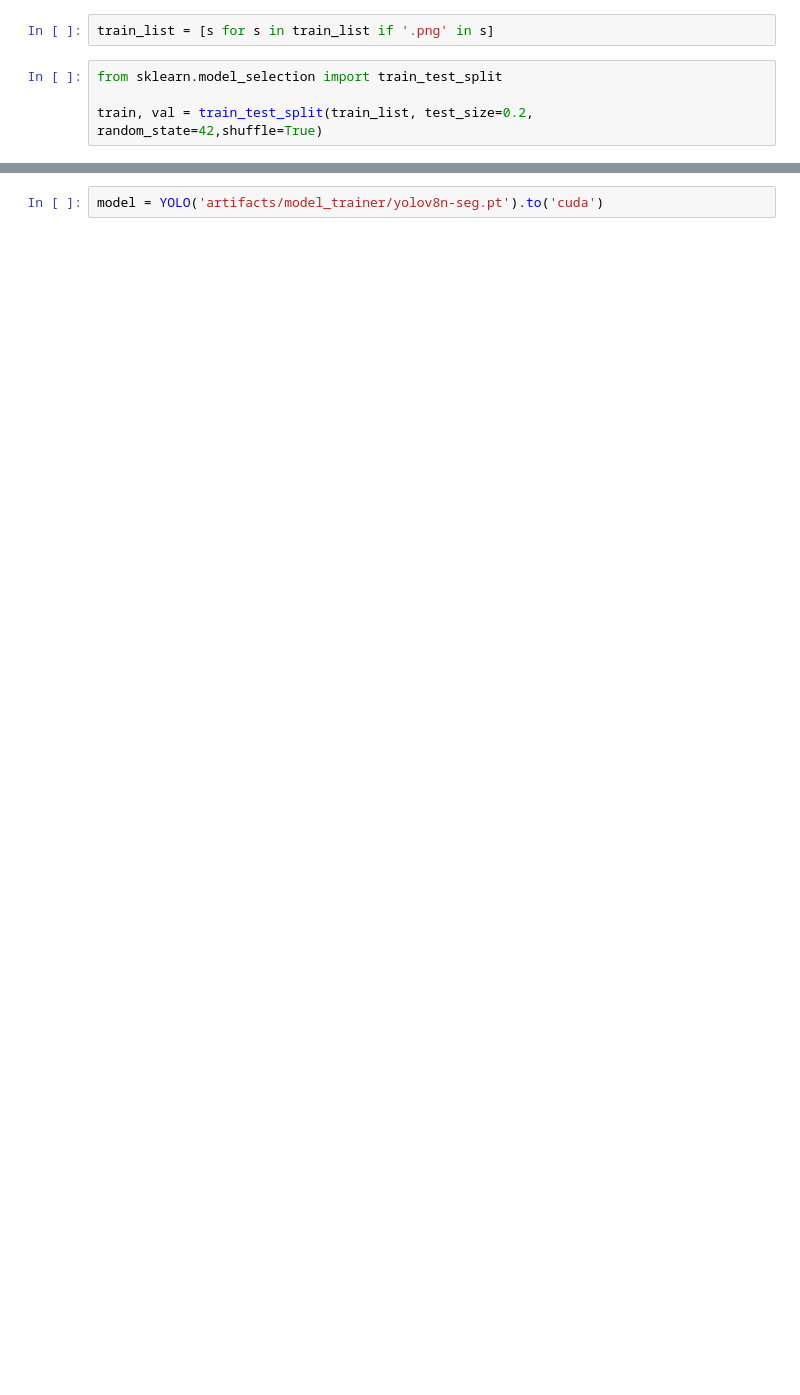
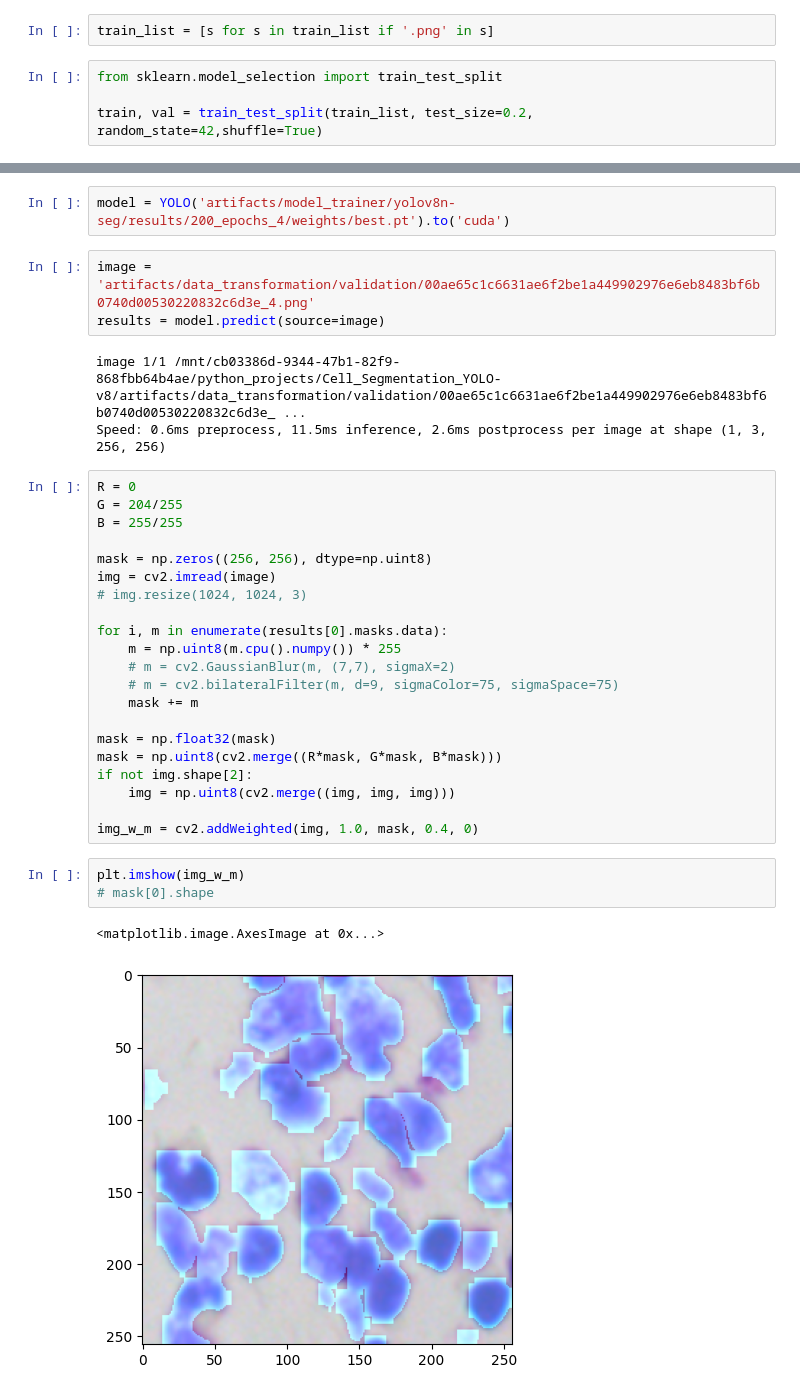
Before and after one commit to Pmilivojevic/Cell_Segmentation_YOLO-v8, a Jupyter notebook: research/trials.ipynb, the cells around one changed output, grey strips where cells are left out. Cells and saved outputs as stored; diff of their text form; blank space fills up the shorter version.

```diff
--- a/research/trials.ipynb
+++ b/research/trials.ipynb
@@ -94,2 +89,35 @@ from ultralytics import YOLO
 # %%
-model = YOLO('artifacts/model_trainer/yolov8n-seg.pt').to('cuda')
+model = YOLO('artifacts/model_trainer/yolov8n-seg/results/200_epochs_4/weights/best.pt').to('cuda')
+# %%
+image = 'artifacts/data_transformation/validation/00ae65c1c6631ae6f2be1a449902976e6eb8483bf6b0740d00530220832c6d3e_4.png'
+results = model.predict(source=image)
+# %% [output]
+image 1/1 /mnt/cb03386d-9344-47b1-82f9-868fbb64b4ae/python_projects/Cell_Segmentation_YOLO-v8/artifacts/data_transformation/validation/00ae65c1c6631ae6f2be1a449902976e6eb8483bf6b0740d00530220832c6d3e_ ...
+Speed: 0.6ms preprocess, 11.5ms inference, 2.6ms postprocess per image at shape (1, 3, 256, 256)
+# %%
+R = 0
+G = 204/255
+B = 255/255
+
+mask = np.zeros((256, 256), dtype=np.uint8)
+img = cv2.imread(image)
+# img.resize(1024, 1024, 3)
+
+for i, m in enumerate(results[0].masks.data):
+    m = np.uint8(m.cpu().numpy()) * 255
+    # m = cv2.GaussianBlur(m, (7,7), sigmaX=2)
+    # m = cv2.bilateralFilter(m, d=9, sigmaColor=75, sigmaSpace=75)
+    mask += m
+
+mask = np.float32(mask)
+mask = np.uint8(cv2.merge((R*mask, G*mask, B*mask)))
+if not img.shape[2]:
+    img = np.uint8(cv2.merge((img, img, img)))
+
+img_w_m = cv2.addWeighted(img, 1.0, mask, 0.4, 0)
+# %%
+plt.imshow(img_w_m)
+# mask[0].shape
+# %% [output]
+<matplotlib.image.AxesImage at 0x...>
+[figure, added]
```
Also changed, not shown: parts of 37 cells of this notebook, 10 other files.
